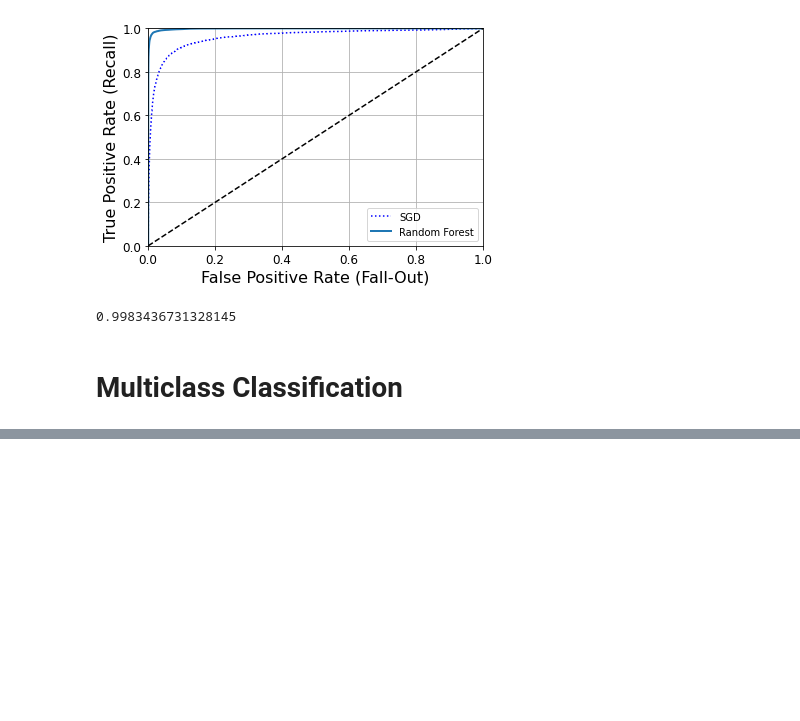
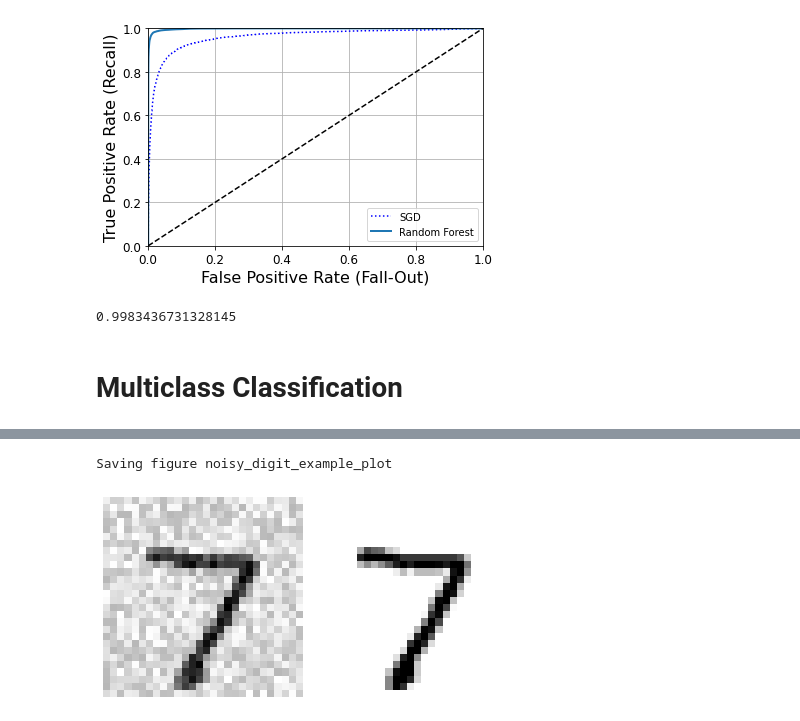
Before and after one commit to CSpanias/handson_ml, a Jupyter notebook: Ch3_Classification.ipynb, the cells around one changed output, grey strips where cells are left out. Saved outputs shown, nothing was run; the diff lists cells and outputs as text; code cells hidden in the pictures; blank space fills up the shorter version.

```diff
--- a/Ch3_Classification.ipynb
+++ b/Ch3_Classification.ipynb
@@ -338,0 +460,20 @@ roc_auc_score(y_train_5, y_scores_forest)
+# %%
+from sklearn.neighbors import KNeighborsClassifier
+
+# classify the digit as large if it is >=7
+y_train_large = (y_train >= 7)
+
+# classify the digit as odd if % 2 == 1
+y_train_odd = (y_train % 2 == 1)
+
+# assign two labels per class (is it large? is it odd?)
+y_multilabel = np.c_[y_train_large, y_train_odd]
+
+# create a kNC instance (supports multilabel classification)
+knn_clf = KNeighborsClassifier()
+
+# fit kNC to our training data
+knn_clf.fit(X_train, y_multilabel)
+
+# predict the first digit, i.e., 5
+knn_clf.predict([some_digit])
@@ -338,0 +495,24 @@ roc_auc_score(y_train_5, y_scores_forest)
+# %%
+# add noise to the MNIST images
+noise = np.random.randint(0, 100, (len(X_train), 784))
+
+X_train_mod = X_train + noise
+
+noise = np.random.randint(0, 100, (len(X_test), 784))
+
+X_test_mod = X_test + noise
+
+y_train_mod = X_train
+
+y_test_mod = X_test
+
+# peek at a noisy image from the test set
+some_index = 0
+plt.subplot(121); plot_digit(X_test_mod[some_index])
+plt.subplot(122); plot_digit(y_test_mod[some_index])
+
+save_fig("noisy_digit_example_plot")
+plt.show()
+# %% [output]
+Saving figure noisy_digit_example_plot
+[figure, added]
```
Also changed, not shown: parts of 18 cells of this notebook.
